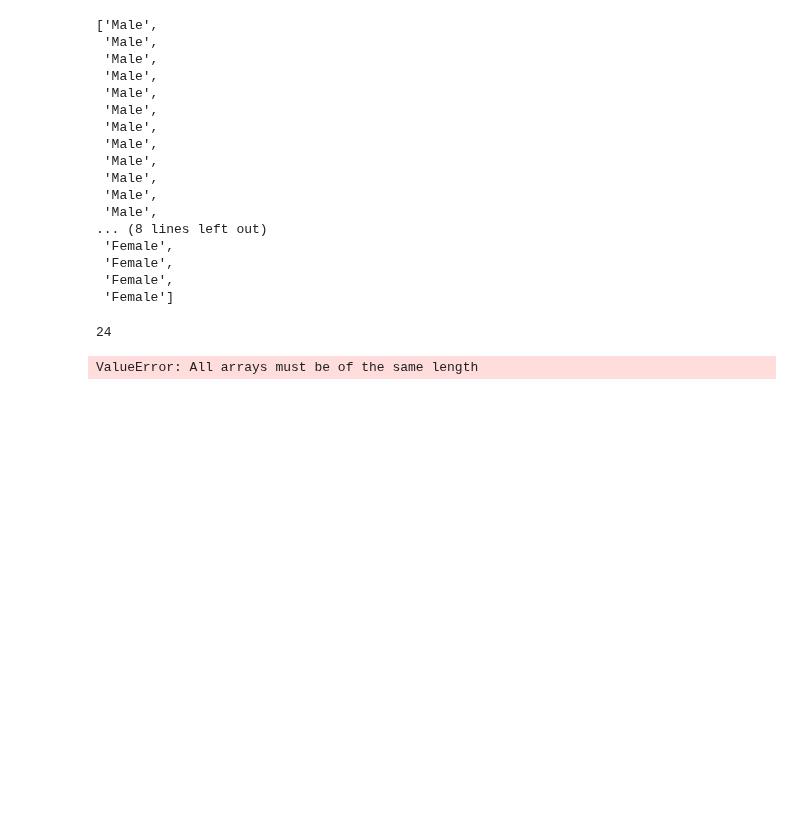
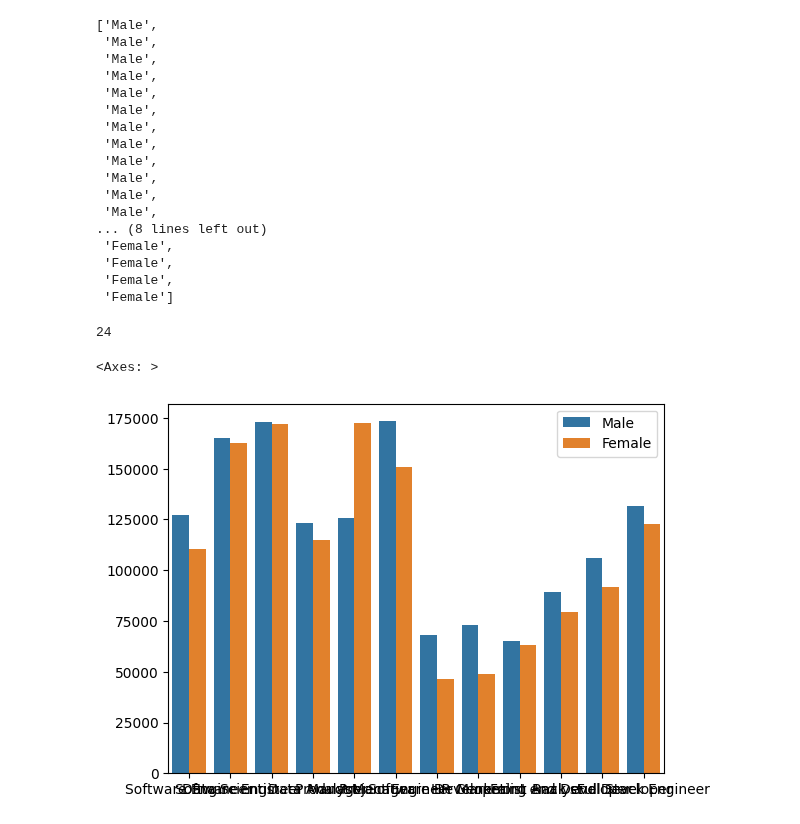
Before and after one commit to AbhijayPaul/HackTheHood-Final, a Jupyter notebook: HtHFinal.ipynb, the cells around one changed output. Cells and saved outputs as stored; diff of their text form; code cells hidden in the pictures; blank space fills up the shorter version.

Commit message:
Managed to get a scuffed version of the graph to work

```diff
--- a/HtHFinal.ipynb
+++ b/HtHFinal.ipynb
@@ -453,6 +453,7 @@ FLineData
  122738.4171779141]
 # %%
 combineLData = MLineData + FLineData
+JTcombinedList = JTcompareList + JTcompareList
 # %%
 
 mORfLine = []
@@ -489,7 +490,8 @@ len(mORfLine)
 24
 # %%
 
-genderCompBarGraph = seaborn.barplot(x = JTcompareList, y = combineLData, hue = mORfLine)
+genderCompBarGraph = seaborn.barplot(x = JTcombinedList, y = combineLData, hue = mORfLine)
 genderCompBarGraph
 # %% [output]
-ValueError: All arrays must be of the same length
+<Axes: >
+[figure, added]
```
